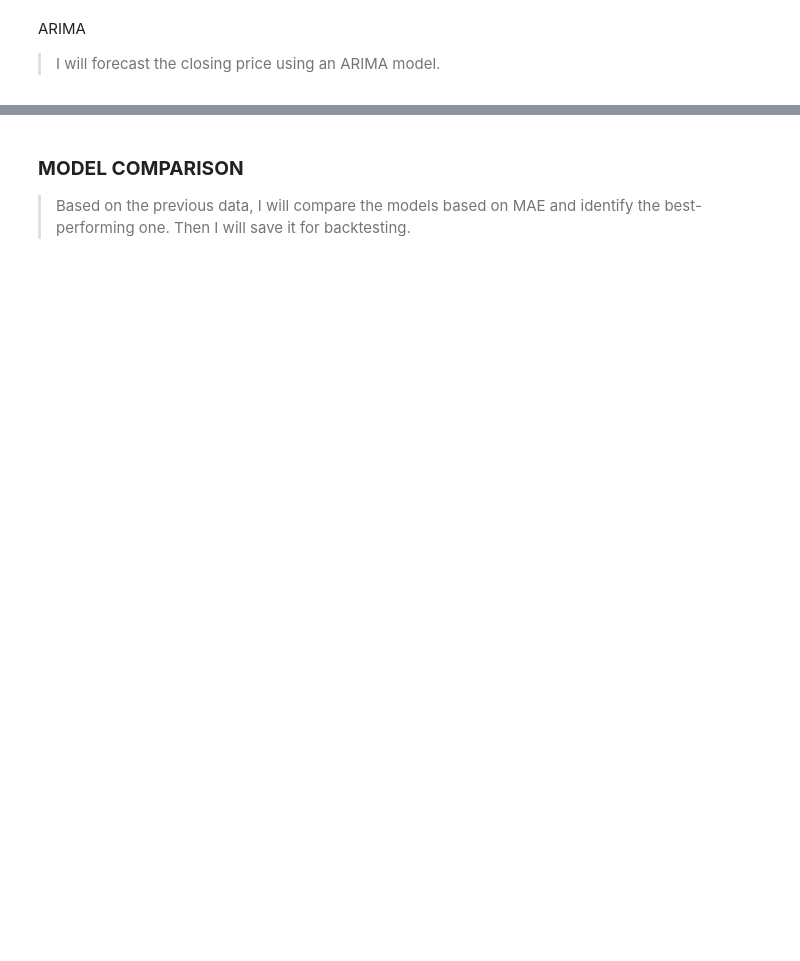
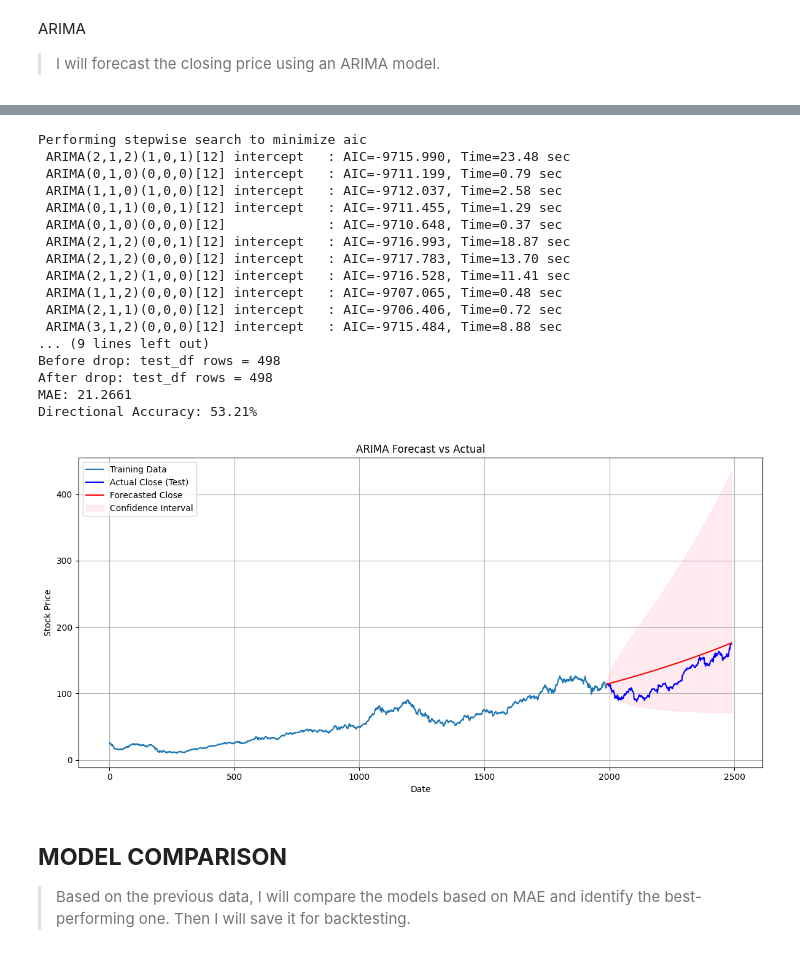
Before and after one commit to DevRajGit100906/CAIC-Projects, a Jupyter notebook: QUANTITATIVE FINANCE AND RESEARCH/WEEK 2/QUANTITATIVE_FINANCE_AND_RESEARCH.ipynb, the cells around one changed output, grey strips where cells are left out. Drawn from its saved outputs; the diff is of its cells as text; code cells hidden in the pictures; blank space fills up the shorter version.

```diff
--- a/QUANTITATIVE FINANCE AND RESEARCH/WEEK 2/QUANTITATIVE_FINANCE_AND_RESEARCH.ipynb
+++ b/QUANTITATIVE FINANCE AND RESEARCH/WEEK 2/QUANTITATIVE_FINANCE_AND_RESEARCH.ipynb
@@ -439,3 +486,22 @@ y_test = test_df[target]
+# %%
+features_random_forest = [
+    'Open', 'High', 'Low',
+    '7-Day Moving Average', '30-Day Moving Average',
+    'High-Low Spread', 'MACD',
+    'Rolling Volatility (30d)', 'Intraday Volatility %',
+    'Volume', 'Volume_Price_Ratio',
+    'Number_of_Days', 'Year'
+]
+features_linear_regressor = ['Open', '7-Day Moving Average', 'High-Low Spread', 'MACD', 'Volume', 'Volume_Price_Ratio']
+aapl_df = final_df.loc['aapl'].copy()
+aapl_df = aapl_df[aapl_df['Close'] > 0]
+aapl_df.dropna(subset=features_random_forest, inplace=True)
+aapl_df['Close_Log'] = np.log(aapl_df['Close'])
+aapl_df.dropna(subset=['Close_Log'], inplace=True)
+aapl_df.reset_index(inplace=True)
+train_size = int(len(aapl_df) * 0.8)
+train_df = aapl_df.iloc[:train_size]
+test_df = aapl_df.iloc[train_size:]
 # %% [markdown]
 ### **MODEL IMPLEMENTATION AND EVALUATION**
 
@@ -529,4 +596,63 @@ print(f"Random Forest Direction Prediction Accuracy: {rf_direction_accuracy:.4f}
+# %%
+import pmdarima as pm
+model = pm.auto_arima(train_df['Close_Log'],
+                      seasonal=True,
+                      m=12,
+                      trace=True,
+                      error_action='ignore',
+                      suppress_warnings=True)
+n_periods = len(test_df)
+forecast, conf_int = model.predict(n_periods=n_periods, return_conf_int=True)
+test_df = test_df.copy()
+test_df['Forecast_Close_Log'] = forecast
+test_df['Forecast_Close'] = np.exp(test_df['Forecast_Close_Log'])
+test_df['Actual_Close'] = np.exp(test_df['Close_Log'])
+test_df.replace([np.inf, -np.inf], np.nan, inplace=True)
+print("Before drop: test_df rows =", len(test_df))
+test_df.dropna(subset=['Forecast_Close', 'Actual_Close'], inplace=True)
+print("After drop: test_df rows =", len(test_df))
+mae = mean_absolute_error(test_df['Actual_Close'], test_df['Forecast_Close'])
+print(f"MAE: {mae:.4f}")
+test_df['Actual_Direction'] = test_df['Actual_Close'].diff().apply(lambda x: 1 if x > 0 else 0)
+test_df['Predicted_Direction'] = test_df['Forecast_Close'].diff().apply(lambda x: 1 if x > 0 else 0)
+test_df.dropna(subset=['Actual_Direction', 'Predicted_Direction'], inplace=True)
+direction_accuracy = np.mean(test_df['Actual_Direction'] == test_df['Predicted_Direction'])
+print(f"Directional Accuracy: {direction_accuracy * 100:.2f}%")
+plt.figure(figsize=(12, 6))
+plt.plot(train_df.index, np.exp(train_df['Close_Log']), label='Training Data')
+plt.plot(test_df.index, test_df['Actual_Close'], label='Actual Close (Test)', color='blue')
+plt.plot(test_df.index, test_df['Forecast_Close'], label='Forecasted Close', color='red')
+plt.fill_between(test_df.index,
+                  np.exp(conf_int[:, 0]),
+                  np.exp(conf_int[:, 1]),
+                  color='pink', alpha=0.3, label='Confidence Interval')
+plt.legend()
+plt.title('ARIMA Forecast vs Actual')
+plt.xlabel('Date')
+plt.ylabel('Stock Price')
+plt.grid(True)
+plt.tight_layout()
+plt.show()
+# %% [output]
+Performing stepwise search to minimize aic
+ ARIMA(2,1,2)(1,0,1)[12] intercept   : AIC=-9715.990, Time=23.48 sec
+ ARIMA(0,1,0)(0,0,0)[12] intercept   : AIC=-9711.199, Time=0.79 sec
+ ARIMA(1,1,0)(1,0,0)[12] intercept   : AIC=-9712.037, Time=2.58 sec
+ ARIMA(0,1,1)(0,0,1)[12] intercept   : AIC=-9711.455, Time=1.29 sec
+ ARIMA(0,1,0)(0,0,0)[12]             : AIC=-9710.648, Time=0.37 sec
+ ARIMA(2,1,2)(0,0,1)[12] intercept   : AIC=-9716.993, Time=18.87 sec
+ ARIMA(2,1,2)(0,0,0)[12] intercept   : AIC=-9717.783, Time=13.70 sec
+ ARIMA(2,1,2)(1,0,0)[12] intercept   : AIC=-9716.528, Time=11.41 sec
+ ARIMA(1,1,2)(0,0,0)[12] intercept   : AIC=-9707.065, Time=0.48 sec
+ ARIMA(2,1,1)(0,0,0)[12] intercept   : AIC=-9706.406, Time=0.72 sec
+ ARIMA(3,1,2)(0,0,0)[12] intercept   : AIC=-9715.484, Time=8.88 sec
+... (9 lines left out)
+Before drop: test_df rows = 498
+After drop: test_df rows = 498
+MAE: 21.2661
+Directional Accuracy: 53.21%
+[figure, added]
 # %% [markdown]
-### **MODEL COMPARISON**
+## **MODEL COMPARISON**
 
 > Based on the previous data, I will compare the models based on MAE and identify the best-performing one. Then I will save it for backtesting.
```
Also changed, not shown: parts of 43 cells of this notebook, 18 other files.
